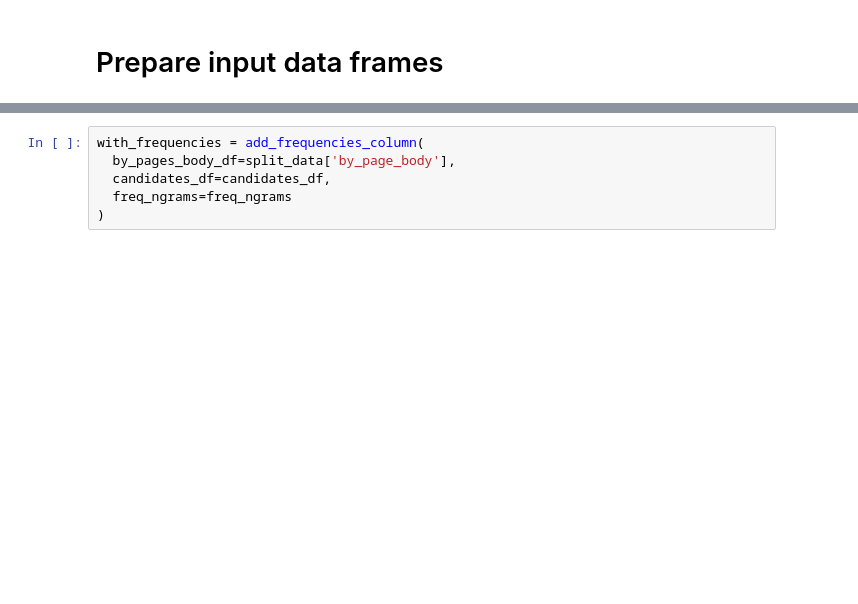
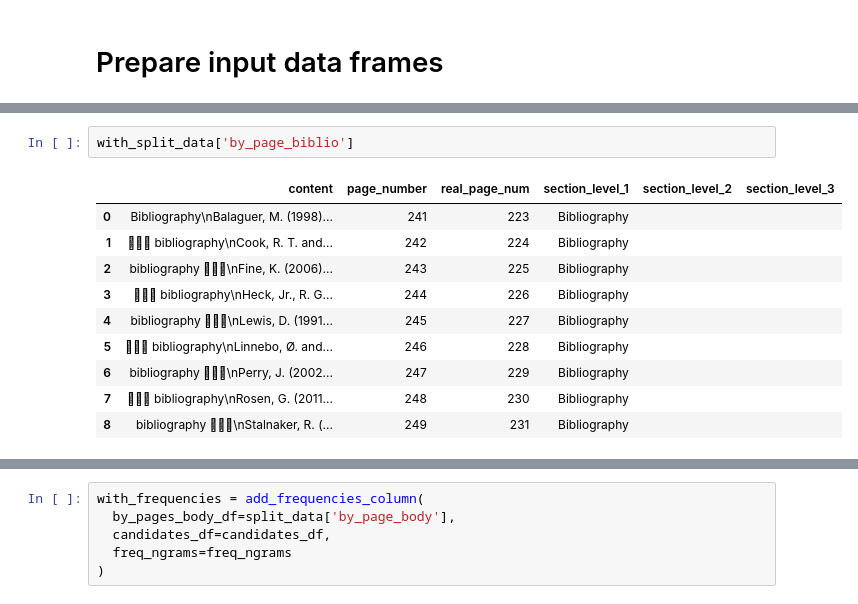
Before and after one commit to bertagrim/index_generator, a Jupyter notebook: src/prepare_data.ipynb, the cells around one changed output, grey strips where cells are left out. Cells and saved outputs as stored; diff of their text form; blank space fills up the shorter version.

```diff
--- a/src/prepare_data.ipynb
+++ b/src/prepare_data.ipynb
@@ -76,0 +103,13 @@ for file_path in file_paths[3:4]:
+# %%
+with_split_data['by_page_biblio']
+# %% [output]
+|  | content | page_number | real_page_num | section_level_1 | section_level_2 | section_level_3 |
+| 0 | Bibliography\nBalaguer, M. (1998)... | 241 | 223 | Bibliography |  |  |
+| 1 |  bibliography\nCook, R. T. and... | 242 | 224 | Bibliography |  |  |
+| 2 | bibliography \nFine, K. (2006)... | 243 | 225 | Bibliography |  |  |
+| 3 |  bibliography\nHeck, Jr., R. G... | 244 | 226 | Bibliography |  |  |
+| 4 | bibliography \nLewis, D. (1991... | 245 | 227 | Bibliography |  |  |
+| 5 |  bibliography\nLinnebo, Ø. and... | 246 | 228 | Bibliography |  |  |
+| 6 | bibliography \nPerry, J. (2002... | 247 | 229 | Bibliography |  |  |
+| 7 |  bibliography\nRosen, G. (2011... | 248 | 230 | Bibliography |  |  |
+| 8 | bibliography \nStalnaker, R. (... | 249 | 231 | Bibliography |  |  |
```
Also changed, not shown: parts of 17 cells of this notebook, 3 other files.
